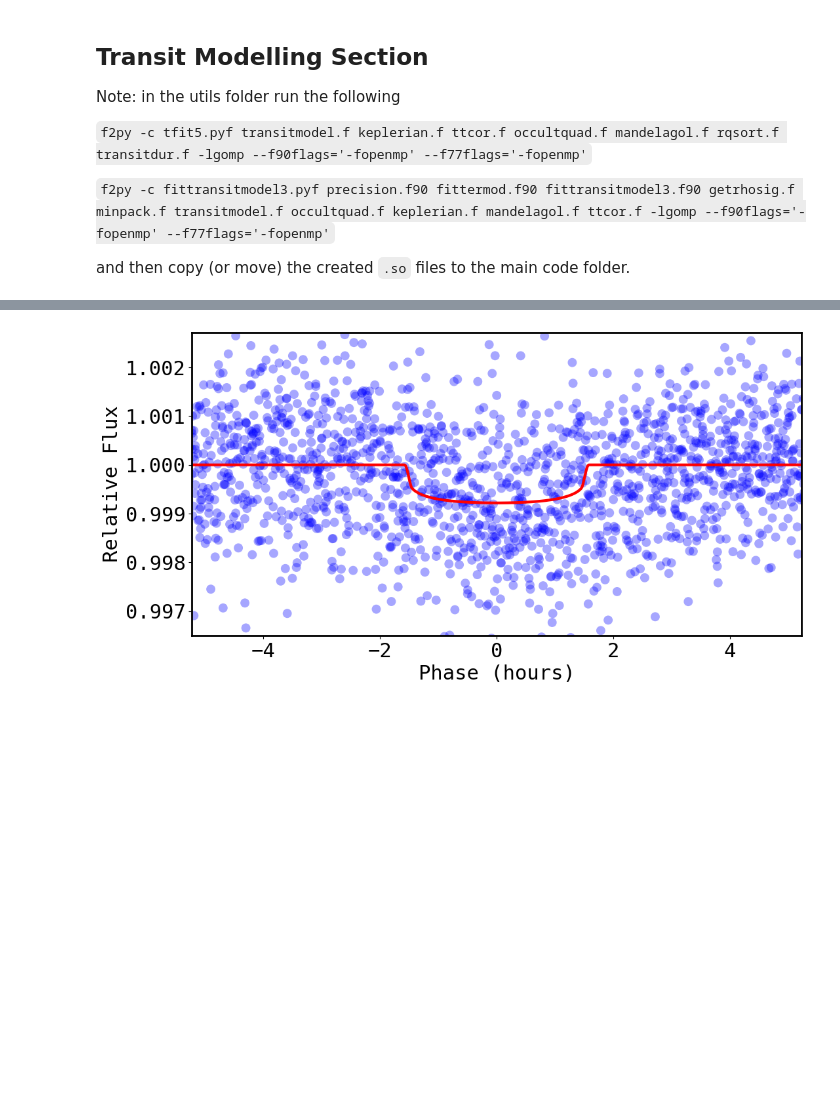
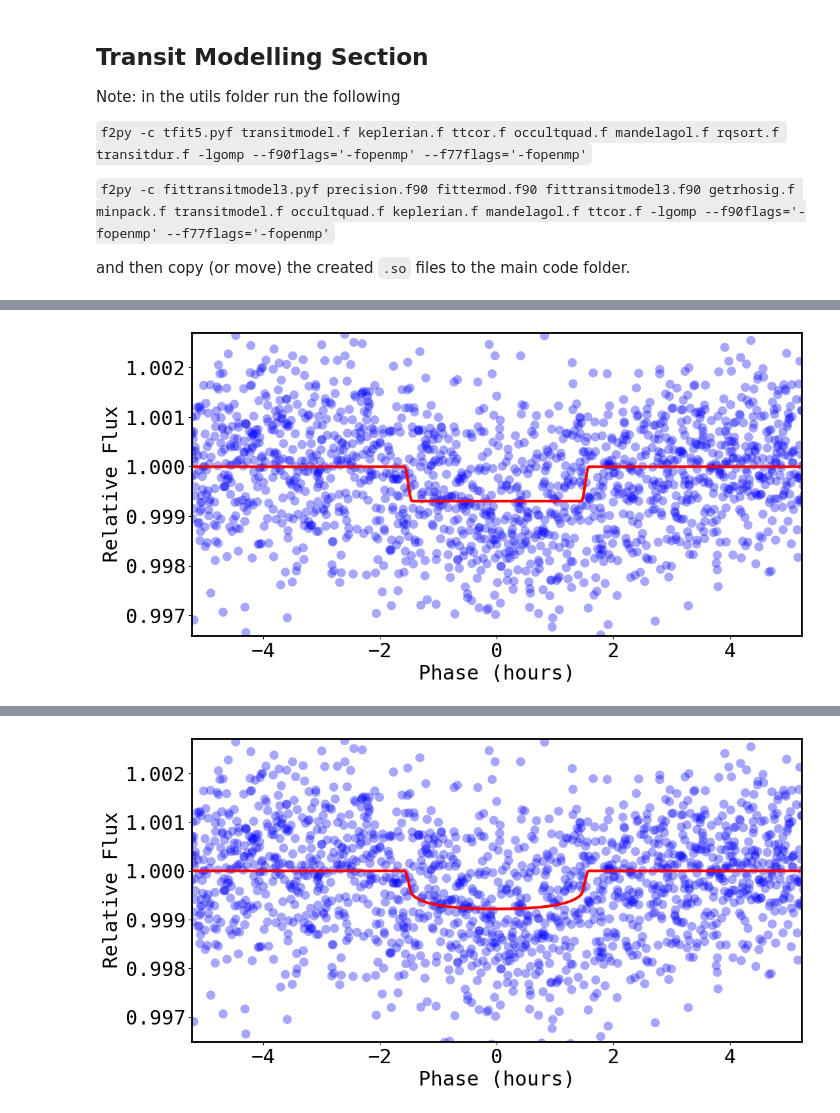
Before and after one commit to royalexis/bls_cuda, a Jupyter notebook: bls_cpu.ipynb, the cells around one changed output, grey strips where cells are left out. Drawn from its saved outputs; the diff is of its cells as text; code cells hidden in the pictures; blank space fills up the shorter version.

Commit message:
Started transit model in python

```diff
--- a/bls_cpu.ipynb
+++ b/bls_cpu.ipynb
@@ -95,26 +91,29 @@ np.float64(0.026349340680887685)
 # %%
 # A basic transit model
 
 sol = np.zeros(18) # single planet model has up-to 18-model parameters
 
 sol[0]  = 0.5  # Mean stellar density (g/cm^3)
 sol[1]  = 0.0  # Only used for non-linear limb-darkening
 sol[2]  = 0.0  # Only used for non-linear limb-darkening
-sol[3]  = 0.4  # q1 (limb-darkening)
-sol[4]  = 0.2  # q2 (limb-darkening)
+sol[3]  = 0.0  # q1 (limb-darkening)
+sol[4]  = 0.0  # q2 (limb-darkening)
 sol[5]  = 0.0  # dilution
 sol[6]  = 0.0  # Velocity offset
 sol[7]  = 0.0  # photometric zero point
 sol[8]  = gbls_ans.epo            # Center of transit time (days)
 sol[9]  = gbls_ans.bper           # Orbital Period (days)
 sol[10] = 0.5                     # Impact parameter
 sol[11] = np.sqrt(gbls_ans.depth) # Rp/R*
 sol[12] = 0.0  # sqrt(e)cos(w)
 sol[13] = 0.0  # sqrt(e)sin(w)
 sol[14] = 0.0  # RV amplitude (m/s)
 sol[15] = 0.0  # thermal eclipse depth (ppm)
 sol[16] = 0.0  # Ellipsodial variations (ppm)
 sol[17] = 0.0  # Albedo amplitude (ppm)
+tf5.transitplot(phot.time - gbls_inputs.zerotime, phot.flux + 1, sol, itime = phot.itime)
+# %% [output]
+[figure, added]
 # %%
 tmodel = tf5.transitmodel(sol, phot.time, itime = phot.itime) #how to fetch a transit model
 # %%
```
Also changed, not shown: parts of 9 cells of this notebook, 3 other files.
